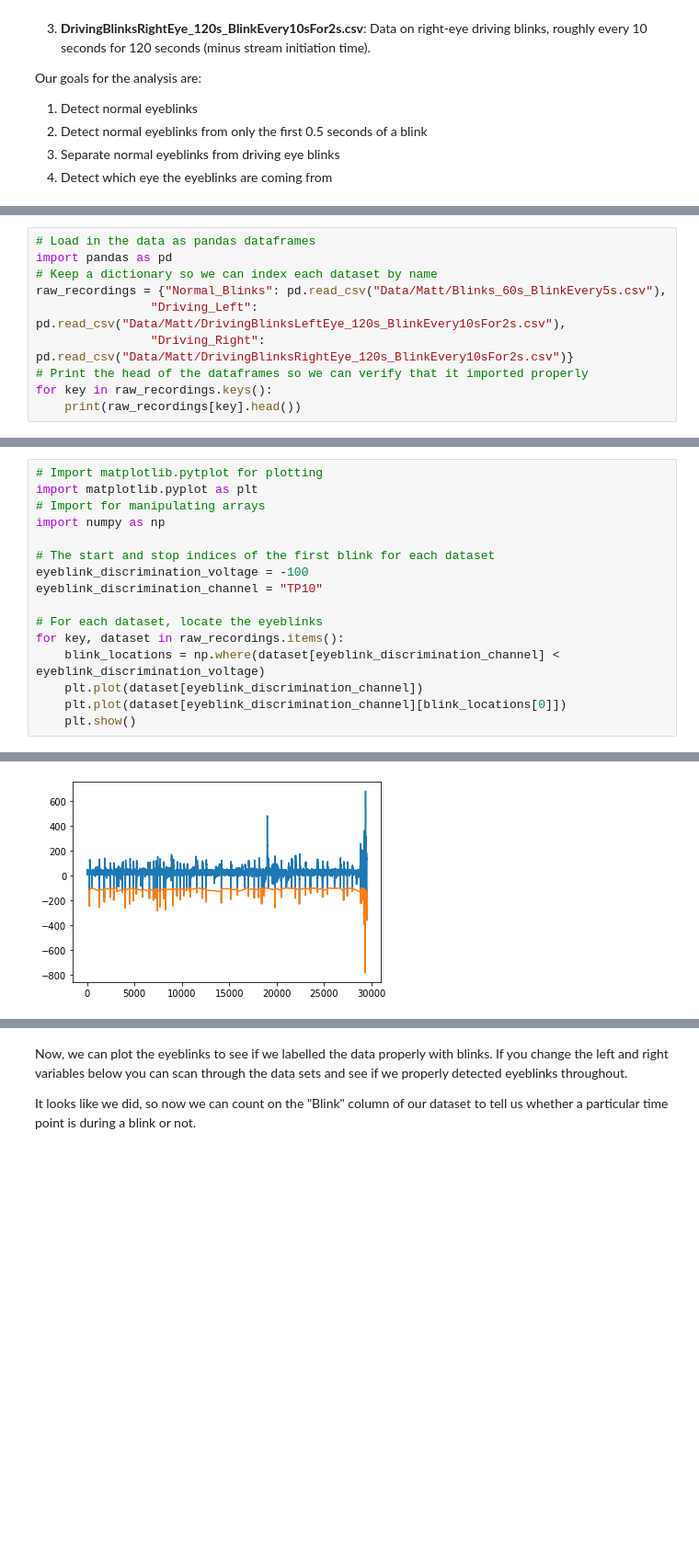
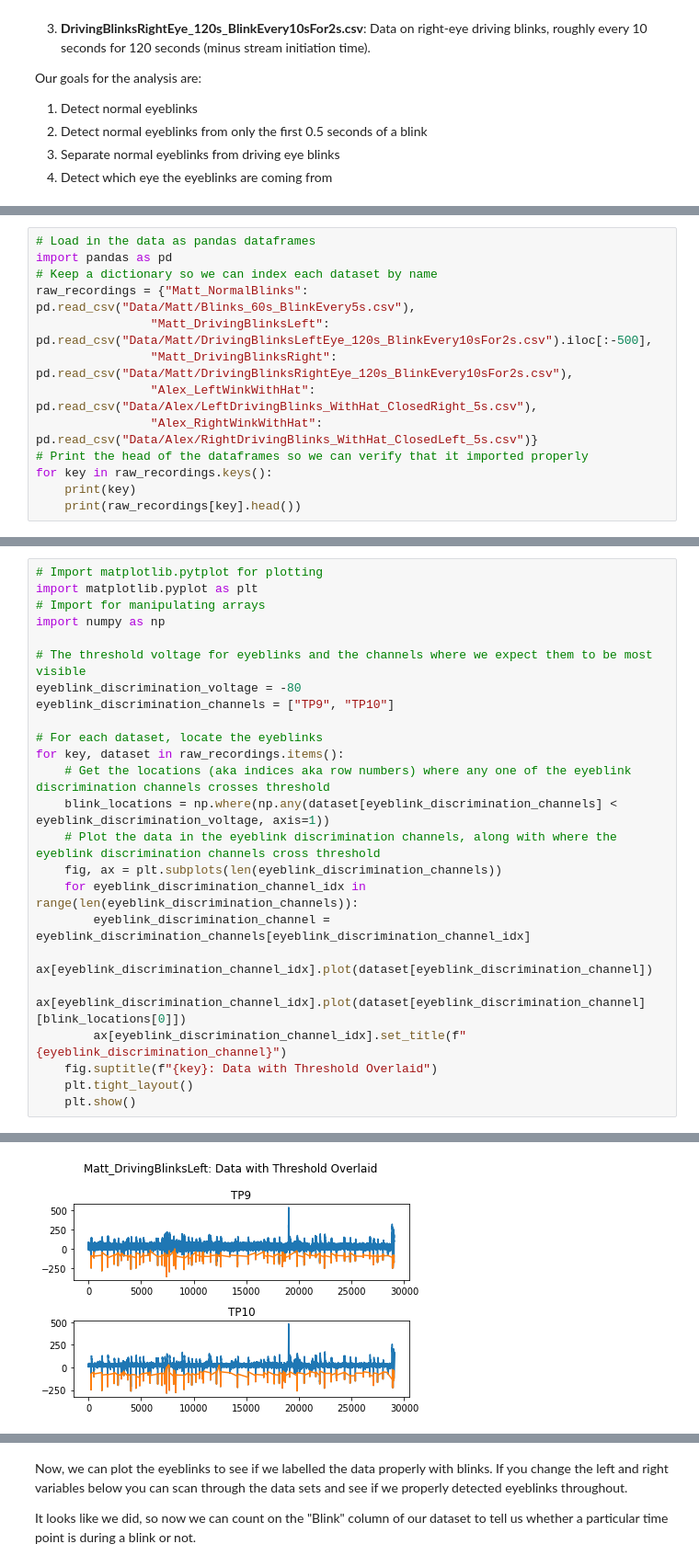
Before and after one commit to MACtion-Potential/weeping-angel, a Jupyter notebook: EyeBlink_Detection.ipynb, the cells around one changed output, grey strips where cells are left out. Shown at 92% size. Drawn from its saved outputs; the diff is of its cells as text; blank space fills up the shorter version.

Commit message:
Updated EyeBlink_Detection.ipynb with a new dataset and analyses

```diff
--- a/EyeBlink_Detection.ipynb
+++ b/EyeBlink_Detection.ipynb
@@ -25,10 +39,13 @@ Finally, we want to separate the eyeblinks so that we know which stretches of ti
 # Load in the data as pandas dataframes
 import pandas as pd
 # Keep a dictionary so we can index each dataset by name
-raw_recordings = {"Normal_Blinks": pd.read_csv("Data/Matt/Blinks_60s_BlinkEvery5s.csv"),
-                "Driving_Left": pd.read_csv("Data/Matt/DrivingBlinksLeftEye_120s_BlinkEvery10sFor2s.csv"),
-                "Driving_Right": pd.read_csv("Data/Matt/DrivingBlinksRightEye_120s_BlinkEvery10sFor2s.csv")}
+raw_recordings = {"Matt_NormalBlinks": pd.read_csv("Data/Matt/Blinks_60s_BlinkEvery5s.csv"),
+                "Matt_DrivingBlinksLeft": pd.read_csv("Data/Matt/DrivingBlinksLeftEye_120s_BlinkEvery10sFor2s.csv").iloc[:-500],
+                "Matt_DrivingBlinksRight": pd.read_csv("Data/Matt/DrivingBlinksRightEye_120s_BlinkEvery10sFor2s.csv"),
+                "Alex_LeftWinkWithHat": pd.read_csv("Data/Alex/LeftDrivingBlinks_WithHat_ClosedRight_5s.csv"),
+                "Alex_RightWinkWithHat": pd.read_csv("Data/Alex/RightDrivingBlinks_WithHat_ClosedLeft_5s.csv")}
 # Print the head of the dataframes so we can verify that it imported properly
 for key in raw_recordings.keys():
+    print(key)
     print(raw_recordings[key].head())
 # %% [output]
@@ -58,14 +74,22 @@ import matplotlib.pyplot as plt
 # Import for manipulating arrays
 import numpy as np
 
-# The start and stop indices of the first blink for each dataset
-eyeblink_discrimination_voltage = -100
-eyeblink_discrimination_channel = "TP10"
+# The threshold voltage for eyeblinks and the channels where we expect them to be most visible
+eyeblink_discrimination_voltage = -80
+eyeblink_discrimination_channels = ["TP9", "TP10"]
 
 # For each dataset, locate the eyeblinks
 for key, dataset in raw_recordings.items():
-    blink_locations = np.where(dataset[eyeblink_discrimination_channel] < eyeblink_discrimination_voltage)
-    plt.plot(dataset[eyeblink_discrimination_channel])
-    plt.plot(dataset[eyeblink_discrimination_channel][blink_locations[0]])
+    # Get the locations (aka indices aka row numbers) where any one of the eyeblink discrimination channels crosses threshold
+    blink_locations = np.where(np.any(dataset[eyeblink_discrimination_channels] < eyeblink_discrimination_voltage, axis=1))
+    # Plot the data in the eyeblink discrimination channels, along with where the eyeblink discrimination channels cross threshold
+    fig, ax = plt.subplots(len(eyeblink_discrimination_channels))
+    for eyeblink_discrimination_channel_idx in range(len(eyeblink_discrimination_channels)):
+        eyeblink_discrimination_channel = eyeblink_discrimination_channels[eyeblink_discrimination_channel_idx]
+        ax[eyeblink_discrimination_channel_idx].plot(dataset[eyeblink_discrimination_channel])
+        ax[eyeblink_discrimination_channel_idx].plot(dataset[eyeblink_discrimination_channel][blink_locations[0]])
+        ax[eyeblink_discrimination_channel_idx].set_title(f"{eyeblink_discrimination_channel}")
+    fig.suptitle(f"{key}: Data with Threshold Overlaid")
+    plt.tight_layout()
     plt.show()
 # %% [output]
@@ -73 +97 @@ for key, dataset in raw_recordings.items():
-[figure, old version]
+[figure, new version]
```
Also changed, not shown: parts of 23 cells of this notebook, 2 other files.
